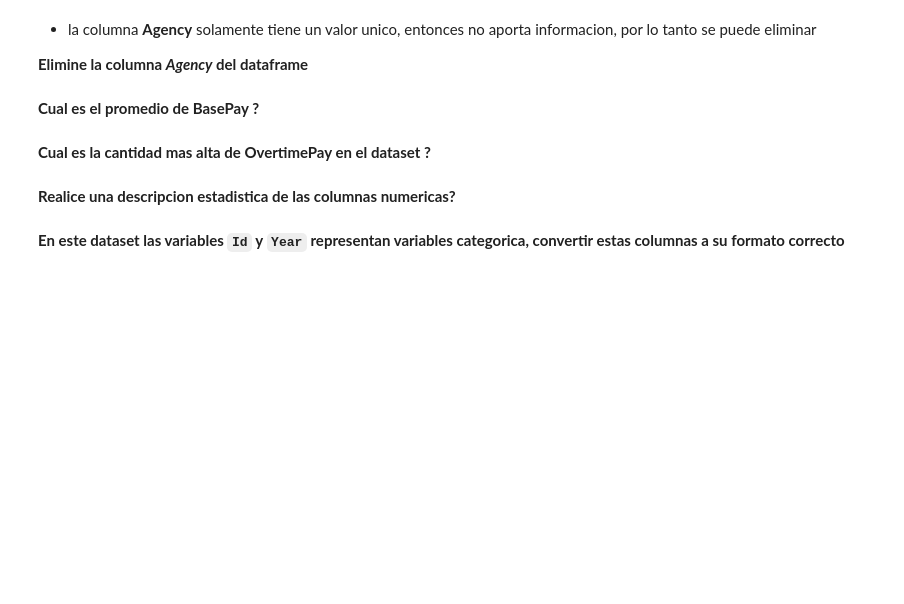
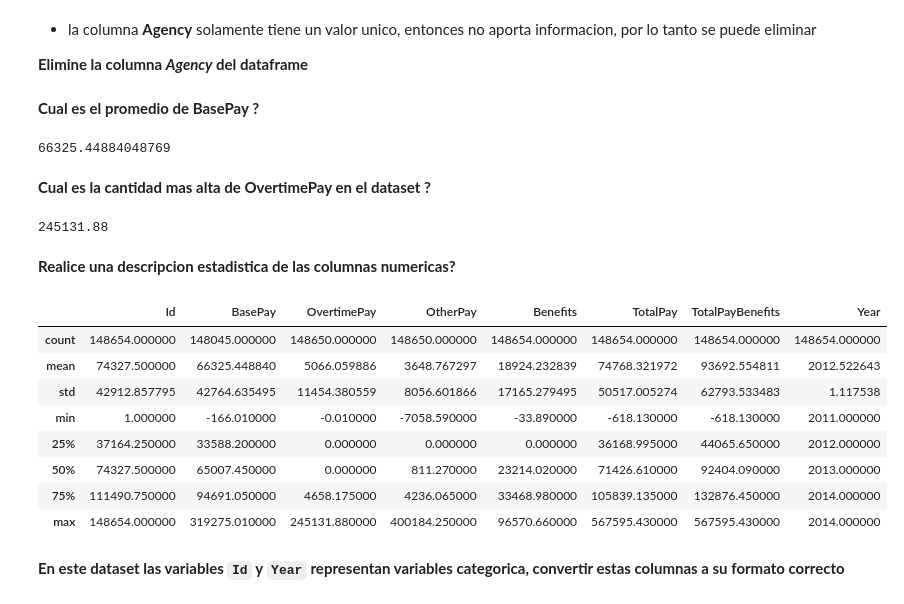
Before and after one commit to DABO-lab/Ciencia-datos-DABO, a Jupyter notebook: Tareas/02 Pandas/tarea_01_pandas_ingestion.ipynb, the cells around one changed output. Drawn from its saved outputs; the diff is of its cells as text; code cells hidden in the pictures; blank space fills up the shorter version.

```diff
--- a/Tareas/02 Pandas/tarea_01_pandas_ingestion.ipynb
+++ b/Tareas/02 Pandas/tarea_01_pandas_ingestion.ipynb
@@ -202,17 +223,42 @@ Name: Benefits, dtype: float64
 **Elimine la columna *Agency* del dataframe**
 # %%
 # Copie el código aca
+
+salarios.drop('Agency', axis=1, inplace=True)
 # %% [markdown]
 **Cual es el promedio de BasePay ?**
 # %%
 # Copie el código aca
+
+promedio = salarios['BasePay'].mean()
+
+print(promedio)
+# %% [output]
+66325.44884048769
 # %% [markdown]
 **Cual es la cantidad mas alta de OvertimePay en el dataset ?**
 # %%
 # Copie el código aca
+
+max_overtime = salarios['OvertimePay'].max()
+print(max_overtime)
+# %% [output]
+245131.88
 # %% [markdown]
 **Realice una descripcion estadistica de las columnas numericas?**
 # %%
 # Copie el código aca
+
+salarios.describe()
+# %% [output]
+|  | Id | BasePay | OvertimePay | OtherPay | Benefits | TotalPay | TotalPayBenefits | Year |
+| count | 148654.000000 | 148045.000000 | 148650.000000 | 148650.000000 | 148654.000000 | 148654.000000 | 148654.000000 | 148654.000000 |
+| mean | 74327.500000 | 66325.448840 | 5066.059886 | 3648.767297 | 18924.232839 | 74768.321972 | 93692.554811 | 2012.522643 |
+| std | 42912.857795 | 42764.635495 | 11454.380559 | 8056.601866 | 17165.279495 | 50517.005274 | 62793.533483 | 1.117538 |
+| min | 1.000000 | -166.010000 | -0.010000 | -7058.590000 | -33.890000 | -618.130000 | -618.130000 | 2011.000000 |
+| 25% | 37164.250000 | 33588.200000 | 0.000000 | 0.000000 | 0.000000 | 36168.995000 | 44065.650000 | 2012.000000 |
+| 50% | 74327.500000 | 65007.450000 | 0.000000 | 811.270000 | 23214.020000 | 71426.610000 | 92404.090000 | 2013.000000 |
+| 75% | 111490.750000 | 94691.050000 | 4658.175000 | 4236.065000 | 33468.980000 | 105839.135000 | 132876.450000 | 2014.000000 |
+| max | 148654.000000 | 319275.010000 | 245131.880000 | 400184.250000 | 96570.660000 | 567595.430000 | 567595.430000 | 2014.000000 |
 # %% [markdown]
 **En este dataset las variables `Id` y `Year` representan variables categorica, convertir estas columnas a su formato correcto**
```
Also changed, not shown: parts of 20 cells of this notebook.
